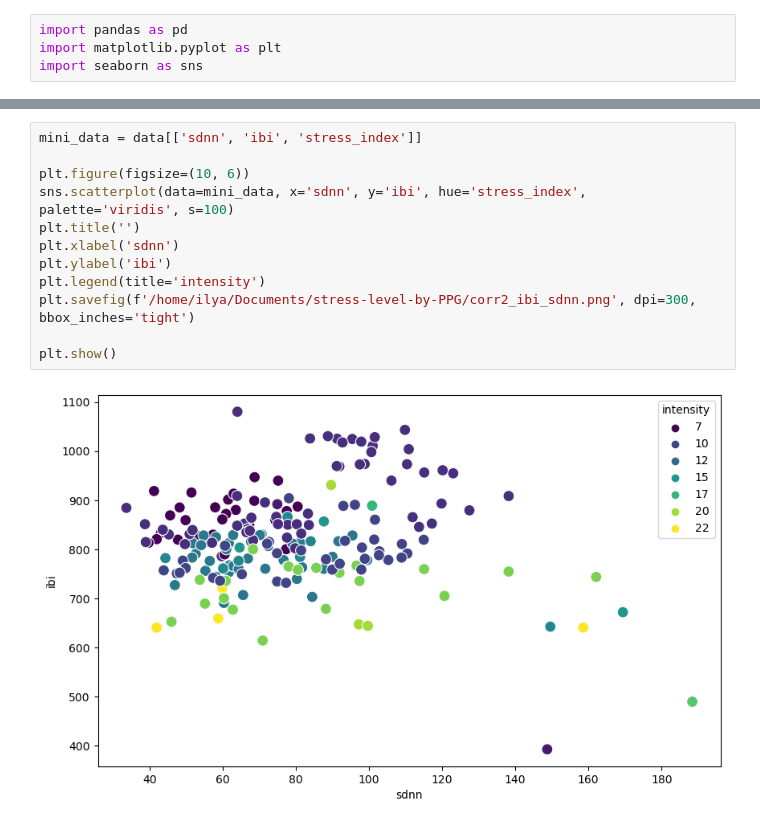
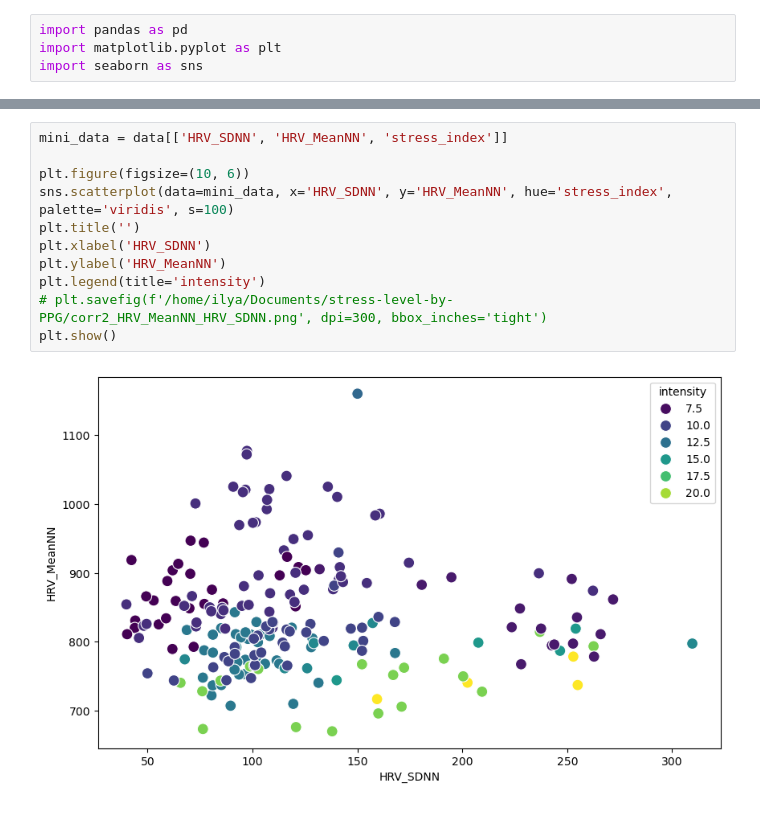
Before and after one commit to IlyaKarakulin/Stress-level-by-PPG, a Jupyter notebook: 5) analise_dataset.ipynb, the cells around one changed output, grey strips where cells are left out. Drawn from its saved outputs; the diff is of its cells as text.

```diff
--- a/5) analise_dataset.ipynb
+++ b/5) analise_dataset.ipynb
@@ -31,14 +31,13 @@ plt.show()
 # %%
-mini_data = data[['sdnn', 'ibi', 'stress_index']]
+mini_data = data[['HRV_SDNN', 'HRV_MeanNN', 'stress_index']]
 
 plt.figure(figsize=(10, 6))
-sns.scatterplot(data=mini_data, x='sdnn', y='ibi', hue='stress_index', palette='viridis', s=100)
+sns.scatterplot(data=mini_data, x='HRV_SDNN', y='HRV_MeanNN', hue='stress_index', palette='viridis', s=100)
 plt.title('')
-plt.xlabel('sdnn')
-plt.ylabel('ibi')
+plt.xlabel('HRV_SDNN')
+plt.ylabel('HRV_MeanNN')
 plt.legend(title='intensity')
-plt.savefig(f'/home/ilya/Documents/stress-level-by-PPG/corr2_ibi_sdnn.png', dpi=300, bbox_inches='tight')
-
+# plt.savefig(f'/home/ilya/Documents/stress-level-by-PPG/corr2_HRV_MeanNN_HRV_SDNN.png', dpi=300, bbox_inches='tight')
 plt.show()
 # %% [output]
-[figure, old version]
+[figure, new version]
```
Also changed, not shown: parts of 3 cells of this notebook, 4 other files.
